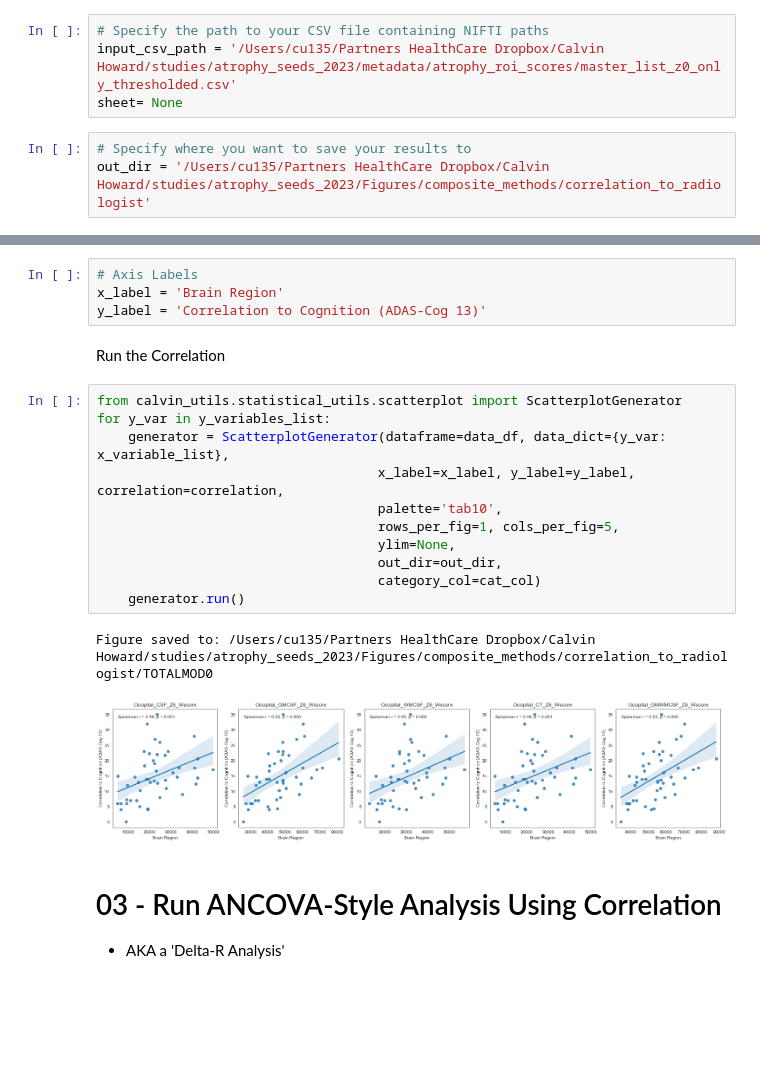
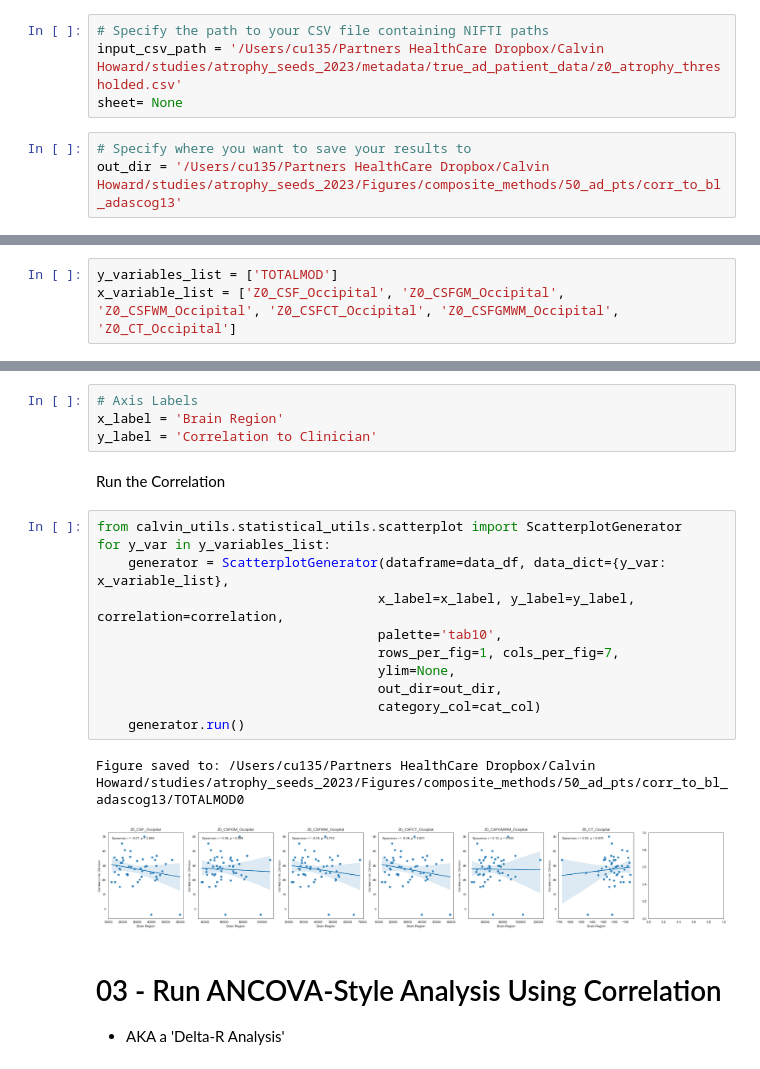
Before and after one commit to Calvinwhow/calvin_utils_project, a Jupyter notebook: notebooks/statistical_notebooks/correlations/correlation_notebook.ipynb, the cells around one changed output, grey strips where cells are left out. Saved outputs shown, nothing was run; the diff lists cells and outputs as text; blank space fills up the shorter version.

````diff
--- a/notebooks/statistical_notebooks/correlations/correlation_notebook.ipynb
+++ b/notebooks/statistical_notebooks/correlations/correlation_notebook.ipynb
@@ -28,11 +28,11 @@ Notes:
 ```
 # %%
 # Specify the path to your CSV file containing NIFTI paths
-input_csv_path = '/Users/cu135/Partners HealthCare Dropbox/Calvin Howard/studies/atrophy_seeds_2023/metadata/atrophy_roi_scores/master_list_z0_only_thresholded.csv'
+input_csv_path = '/Users/cu135/Partners HealthCare Dropbox/Calvin Howard/studies/atrophy_seeds_2023/metadata/true_ad_patient_data/z0_atrophy_thresholded.csv'
 sheet= None
 # %%
 # Specify where you want to save your results to
-out_dir = '/Users/cu135/Partners HealthCare Dropbox/Calvin Howard/studies/atrophy_seeds_2023/Figures/composite_methods/correlation_to_radiologist'
+out_dir = '/Users/cu135/Partners HealthCare Dropbox/Calvin Howard/studies/atrophy_seeds_2023/Figures/composite_methods/50_ad_pts/corr_to_bl_adascog13'
 # %%
 from calvin_utils.permutation_analysis_utils.statsmodels_palm import CalvinStatsmodelsPalm
 # Instantiate the PalmPrepararation class
@@ -190,3 +187,6 @@ x_variable_list = ['Occipital_CSF_Z6_Wscore', 'Occipital_GMCSF_Z6_Wscore', 'Occi
+# %%
+y_variables_list = ['TOTALMOD']
+x_variable_list = ['Z0_CSF_Occipital', 'Z0_CSFGM_Occipital', 'Z0_CSFWM_Occipital', 'Z0_CSFCT_Occipital', 'Z0_CSFGMWM_Occipital', 'Z0_CT_Occipital']
 # %% [markdown]
 Enter a column for categories (optional)
 # %%
@@ -202,23 +202,23 @@ Define plot Labels
 # %%
 # Axis Labels
 x_label = 'Brain Region'
-y_label = 'Correlation to Cognition (ADAS-Cog 13)'
+y_label = 'Correlation to Clinician'
 # %% [markdown]
 Run the Correlation
 # %%
 from calvin_utils.statistical_utils.scatterplot import ScatterplotGenerator
 for y_var in y_variables_list:
     generator = ScatterplotGenerator(dataframe=data_df, data_dict={y_var: x_variable_list},
                                     x_label=x_label, y_label=y_label, correlation=correlation,
                                     palette='tab10',
-                                    rows_per_fig=1, cols_per_fig=5,
+                                    rows_per_fig=1, cols_per_fig=7,
                                     ylim=None,
                                     out_dir=out_dir,
                                     category_col=cat_col)
     generator.run()
 # %% [output]
-Figure saved to: /Users/cu135/Partners HealthCare Dropbox/Calvin Howard/studies/atrophy_seeds_2023/Figures/composite_methods/correlation_to_radiologist/TOTALMOD0
+Figure saved to: /Users/cu135/Partners HealthCare Dropbox/Calvin Howard/studies/atrophy_seeds_2023/Figures/composite_methods/50_ad_pts/corr_to_bl_adascog13/TOTALMOD0
-[figure, old version]
+[figure, new version]
 # %% [markdown]
 # 03 - Run ANCOVA-Style Analysis Using Correlation
 - AKA a 'Delta-R Analysis'
````
Also changed, not shown: parts of 5 cells of this notebook, 5 other files.
